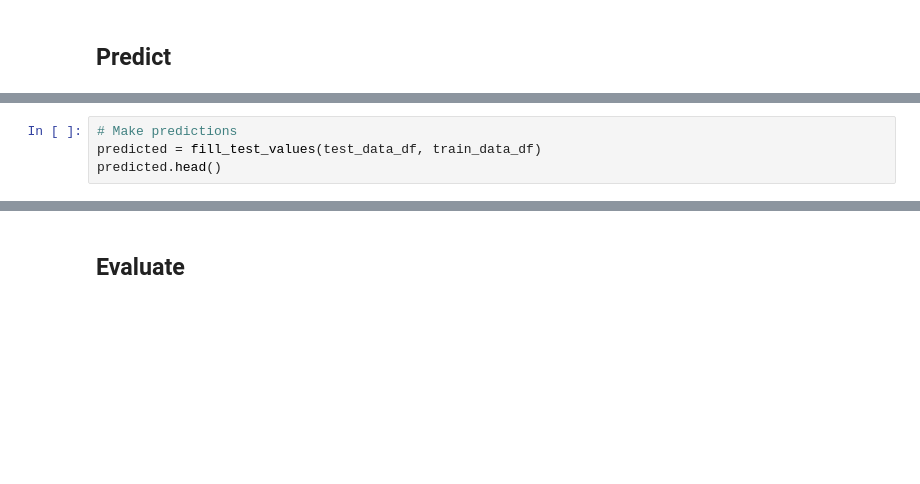
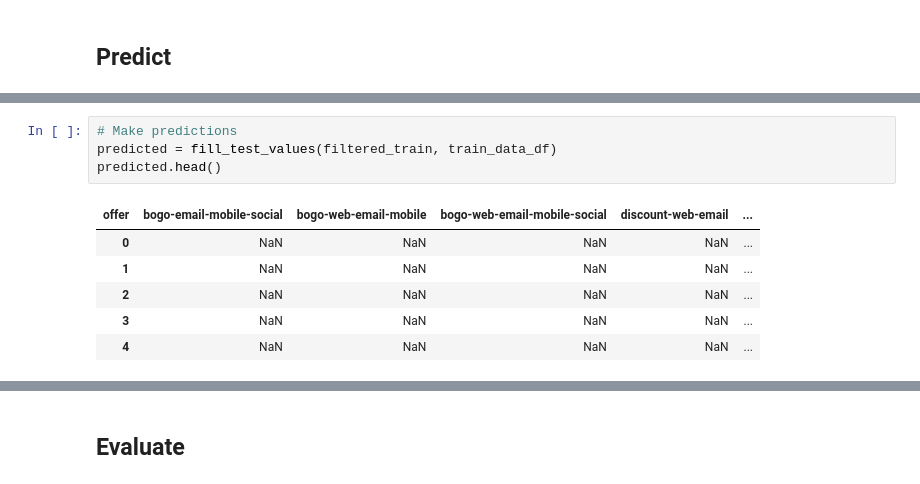
Before and after one commit to seobando/UDACITY_AWSML, a Jupyter notebook: 5-capstone-project/notebooks/modeling/cf_mahalanobis.ipynb, the cells around one changed output, grey strips where cells are left out. Drawn from its saved outputs; the diff is of its cells as text; blank space fills up the shorter version.

```diff
--- a/5-capstone-project/notebooks/modeling/cf_mahalanobis.ipynb
+++ b/5-capstone-project/notebooks/modeling/cf_mahalanobis.ipynb
@@ -117,7 +158,14 @@ test_data_df = test_user_item.groupby(['profile_id', 'offer'])['score'].max().un
 # %%
 # Make predictions
-predicted = fill_test_values(test_data_df, train_data_df)
+predicted = fill_test_values(filtered_train, train_data_df)
 predicted.head()
+# %% [output]
+| offer | bogo-email-mobile-social | bogo-web-email-mobile | bogo-web-email-mobile-social | discount-web-email | ... |
+| 0 | NaN | NaN | NaN | NaN | ... |
+| 1 | NaN | NaN | NaN | NaN | ... |
+| 2 | NaN | NaN | NaN | NaN | ... |
+| 3 | NaN | NaN | NaN | NaN | ... |
+| 4 | NaN | NaN | NaN | NaN | ... |
 # %%
 predicted = predicted.reset_index().melt(
     id_vars=['profile_id'],
```
Also changed, not shown: parts of 5 cells of this notebook, 1 other file.
